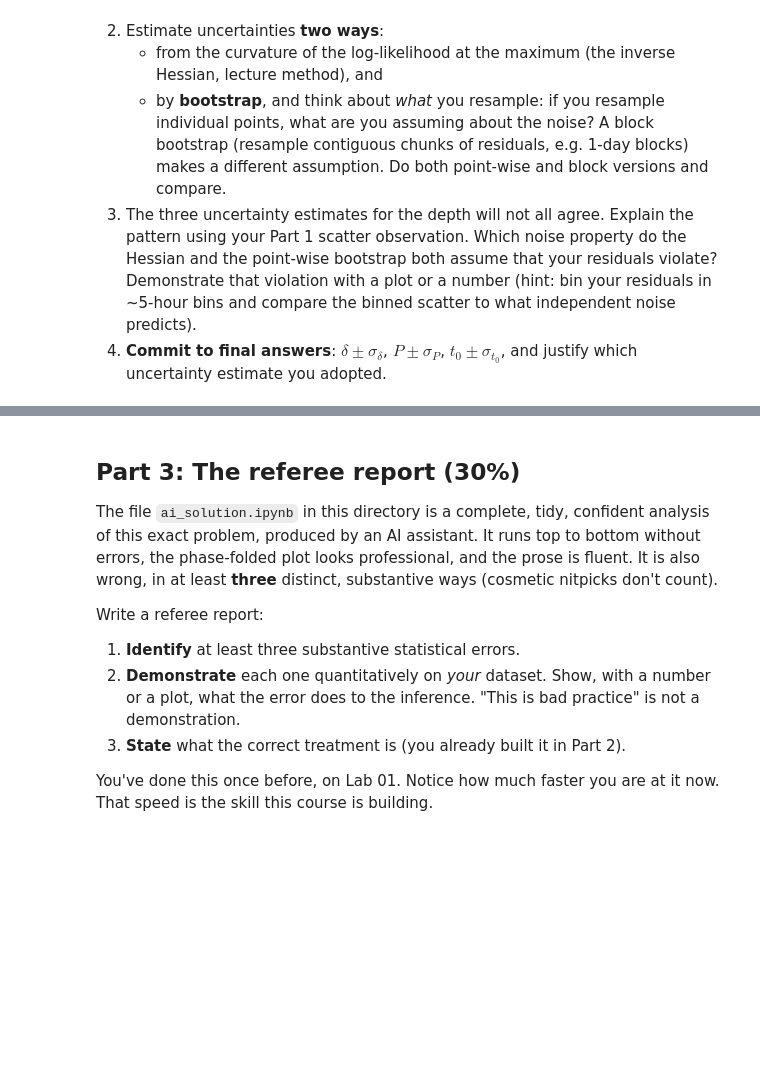
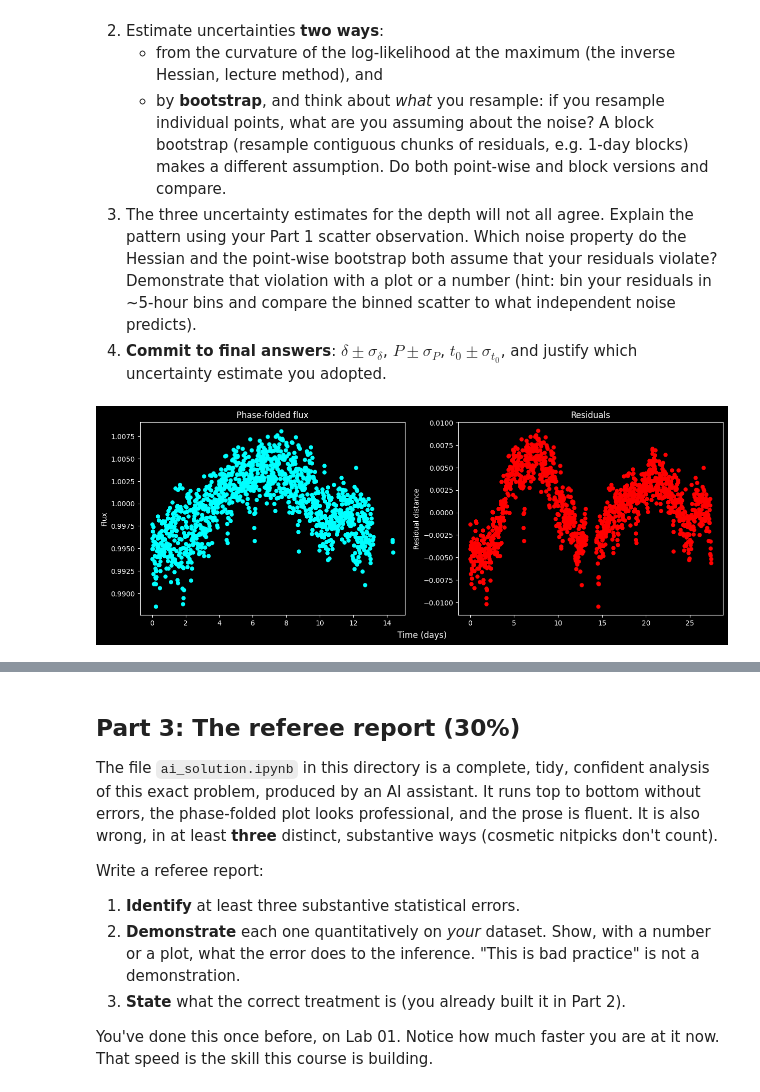
Before and after one commit to andrewtsteves/ast457_2026_Fall, a Jupyter notebook: submissions/asteves2/lab03.ipynb, the cells around one changed output, grey strips where cells are left out. Saved outputs shown, nothing was run; the diff lists cells and outputs as text; code cells hidden in the pictures; blank space fills up the shorter version.

```diff
--- a/submissions/asteves2/lab03.ipynb
+++ b/submissions/asteves2/lab03.ipynb
@@ -152,41 +152,99 @@ sig_t0, sig_P, sig_delta = np.sqrt(cov[0, 0]), np.sqrt(cov[1, 1]), np.sqrt(cov[2
 t0_point_boot = []
 P_point_boot = []
 delta_point_boot = []
 
 for i in range(1000):
     rng = np.random.default_rng(i)
     indices = np.array([rng.integers(0, len(t) - 1, endpoint = True) for _ in range(len(t))])
     boot_flux, boot_sig = flux[indices], sigma[indices]
 
     res = minimize(gauss_log_likelihood, x0 = theta, args = (boot_flux, boot_sig), method = 'Nelder-Mead')
     t0, P, delta = res.x[0], res.x[1], res.x[2]
     t0_point_boot.append(t0)
     P_point_boot.append(P)
     delta_point_boot.append(delta)
 
 std_t0_point = np.std(t0_point_boot)
-std_P_point_boot = np.std(P_point_boot)
-std_delta_point_boot = np.std(delta_point_boot)
-
-
-
-
-
-
-
+std_P_point = np.std(P_point_boot)
+std_delta_point = np.std(delta_point_boot)
 
 
 mu = transit_model(t, *theta)
 res = flux - mu
 
+len_block = int(len(t)/24)
+n_blocks = int(np.ceil(len(t) / len_block))
+
+t0_block_boot = []
+P_block_boot = []
+delta_block_boot = []
+
+for j in range(1000):
+    rng = np.random.default_rng(j)
+    block_starts = rng.integers(0, len(t) - len_block, size = n_blocks)
+
+    blocks = [res[i: i + len_block] for i in block_starts]
+    boot_resid = np.concatenate(blocks)[: len(t)]
+
+    flux_boot = mu + boot_resid
+
+    ref = minimize(gauss_log_likelihood, x0 = theta, args = (flux_boot, sigma), method = 'Nelder-Mead')
+
+    t0_block_boot.append(ref.x[0])
+    P_block_boot.append(ref.x[1])
+    delta_block_boot.append(ref.x[2])
+
+std_t0_block = np.std(t0_block_boot)
+std_P_block = np.std(P_block_boot)
+std_delta_block = np.std(delta_block_boot)
+
+dt = np.median(np.diff(t))
+bin_width = 5 / 24
+
+n_per_bin = max(1, int(round(bin_width / dt)))
+n_bins = len(res) // n_per_bin
+trimmed = res[: n_bins * n_per_bin]
+binned = trimmed.reshape(n_bins, n_per_bin).mean(axis = 1)
+
+std_baseline = np.std(res)
+std_binned_real = np.std(binned)
+std_binned_expected = std_baseline / np.sqrt(n_per_bin)
+ratio = std_binned_real / std_binned_expected
+
+t0_point_boot, P_point_boot, delta_point_boot = np.array(t0_point_boot), np.array(P_point_boot), np.array(delta_point_boot)
+t0_block_boot, P_block_boot, delta_block_boot = np.array(t0_block_boot), np.array(P_block_boot), np.array(delta_block_boot)
+
+dof = 995
+
+chi2_t0_point = np.sum((t0_point_boot - theta[0])**2 / std_t0_point**2) / dof
+chi2_P_point = np.sum((P_point_boot - theta[1])**2 / std_P_point**2) / dof
+chi2_delta_point = np.sum((delta_point_boot - theta[2])**2 / std_delta_point**2) / dof
+
+chi2_t0_block = np.sum((t0_block_boot - theta[0])**2 / std_t0_block**2) / dof
+chi2_P_block = np.sum((P_block_boot - theta[1])**2 / std_P_block**2) / dof
+chi2_delta_block = np.sum((delta_block_boot - theta[2])**2 / std_delta_block**2) / dof
+
+
+
 fig, ax = plt.subplots(nrows = 1, ncols = 2, figsize = (15, 5))
-ax[0].plot(t % P, flux, label = 'Phase-folded flux', color = 'cyan')
+ax[0].scatter(t % P, flux, label = 'Phase-folded flux', color = 'cyan', linewidth = 0.1)
 ax[0].set_ylabel('Flux')
+ax[0].set_title('Phase-folded flux')
 
-ax[1].scatter(t, res, label = 'Residuals', color = 'red')
+ax[1].scatter(t, res, label = 'Residuals', color = 'red', linewidth = 0.1)
 ax[1].set_ylabel('Residual distance')
+ax[1].set_title('Residuals')
 
 fig.supxlabel('Time (days)')
 
 plt.show()
+
+
+print(f'Parameter:          Delta                 Period                mid-transit time')
+print('---------------------------------------------------------------------------------')
+print(f'Minimize Stddev:   {sig_delta:.3e}               {sig_P:.3f}                      {sig_t0:.3f}')
+print(f'Point Stddev:      {std_delta_point:.3e}               {std_P_point:.3f}                      {std_t0_point:.3f}')
+print(f'Block Stddev:      {std_delta_block:.3e}               {std_P_block:.3f}                      {std_t0_block:.3f}')
+print(f'Actual Scatter: {std_binned_real:.3f}, Baseline: {std_baseline:.3f}, Scattering ratio: {ratio:.3f}')
 # %% [output]
+[figure, new version]
```
Also changed, not shown: parts of 4 cells of this notebook.
